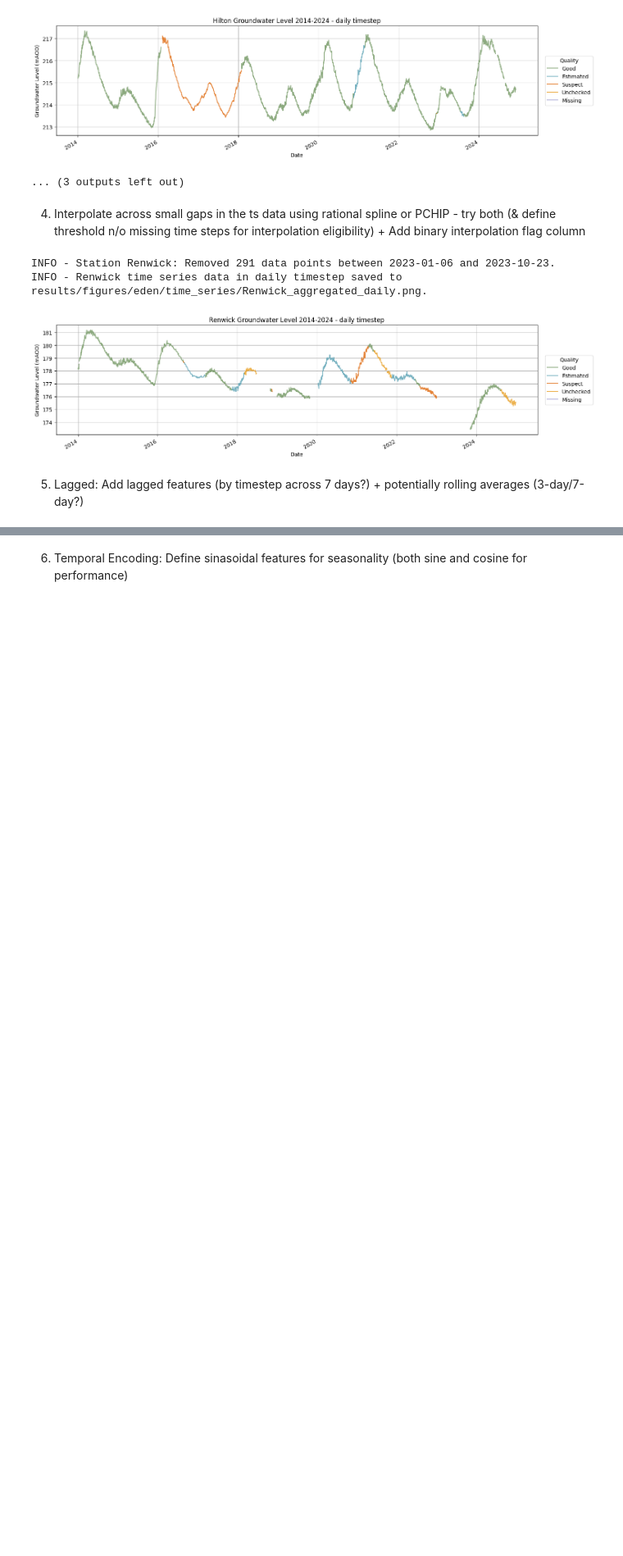
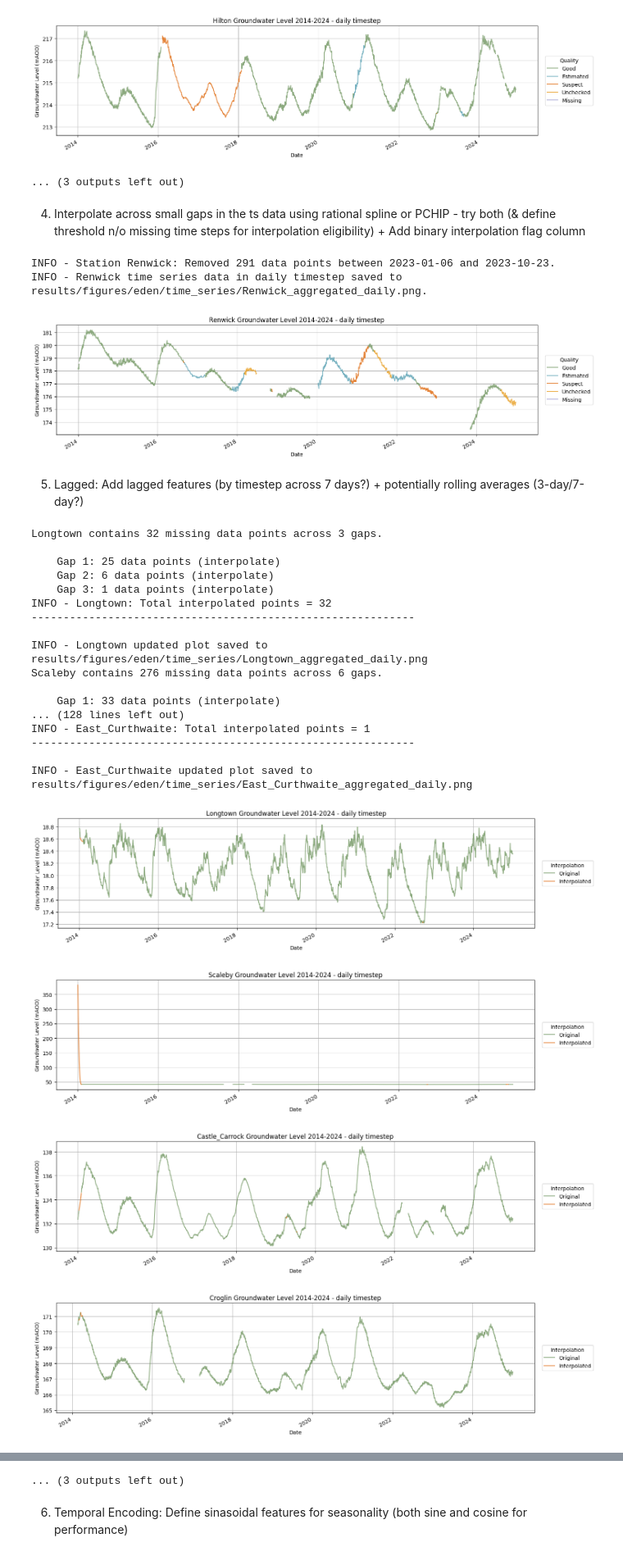
Before and after one commit to CharlotteGithub-prog/GAT-LSTM_groundwater_modelling, a Jupyter notebook: notebooks/01_eda_and_preprocessing/01_eda_preprocessing_gwl_data.ipynb, the cells around one changed output, grey strips where cells are left out. Shown at 82% size. Cells and saved outputs as stored; diff of their text form; code cells hidden in the pictures; blank space fills up the shorter version.

Commit message:
style: add in large scale interpolation framework

```diff
--- a/notebooks/01_eda_and_preprocessing/01_eda_preprocessing_gwl_data.ipynb
+++ b/notebooks/01_eda_and_preprocessing/01_eda_preprocessing_gwl_data.ipynb
@@ -245,3 +245,34 @@ INFO - Renwick time series data in daily timestep saved to results/figures/eden/
 [figure]
 # %% [markdown]
 5. Lagged: Add lagged features (by timestep across 7 days?) + potentially rolling averages (3-day/7-day?)
+# %%
+for station_name, df in daily_data.items():
+    interpolate_short_gaps(
+        df=df,
+        station_name=station_name,
+        path=config[catchment]["visualisations"]["ts_plots"]["time_series_gwl_output"],
+        max_steps=config["global"]["data_ingestion"]["max_interp_length"],
+        notebook=True
+    )
+# %% [output]
+Longtown contains 32 missing data points across 3 gaps.
+
+    Gap 1: 25 data points (interpolate)
+    Gap 2: 6 data points (interpolate)
+    Gap 3: 1 data points (interpolate)
+INFO - Longtown: Total interpolated points = 32
+------------------------------------------------------------
+
+INFO - Longtown updated plot saved to results/figures/eden/time_series/Longtown_aggregated_daily.png
+Scaleby contains 276 missing data points across 6 gaps.
+
+    Gap 1: 33 data points (interpolate)
+... (128 lines left out)
+INFO - East_Curthwaite: Total interpolated points = 1
+------------------------------------------------------------
+
+INFO - East_Curthwaite updated plot saved to results/figures/eden/time_series/East_Curthwaite_aggregated_daily.png
+[figure, added]
+[figure, added]
+[figure, added]
+[figure, added]
@@ -248,2 +286,3 @@ INFO - Renwick time series data in daily timestep saved to results/figures/eden/
+... (3 outputs left out)
 # %% [markdown]
 6. Temporal Encoding: Define sinasoidal features for seasonality (both sine and cosine for performance)
```
Also changed, not shown: parts of 2 cells of this notebook, 5 other files.
